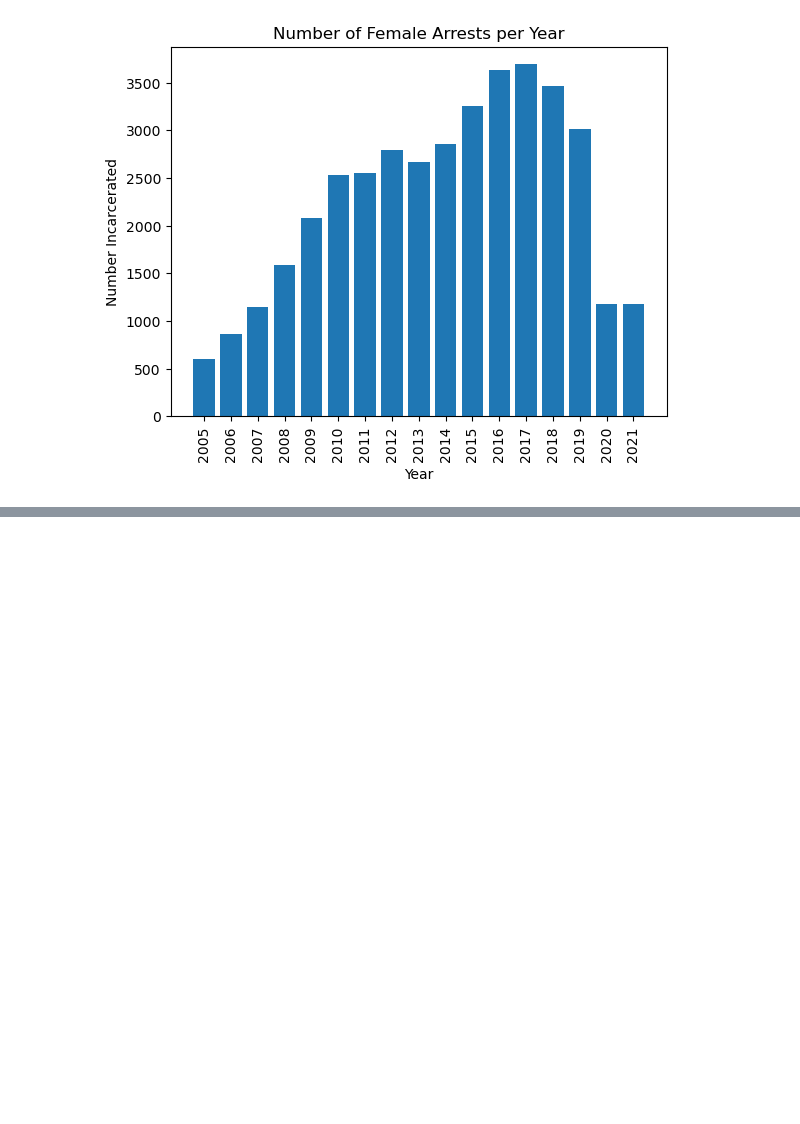
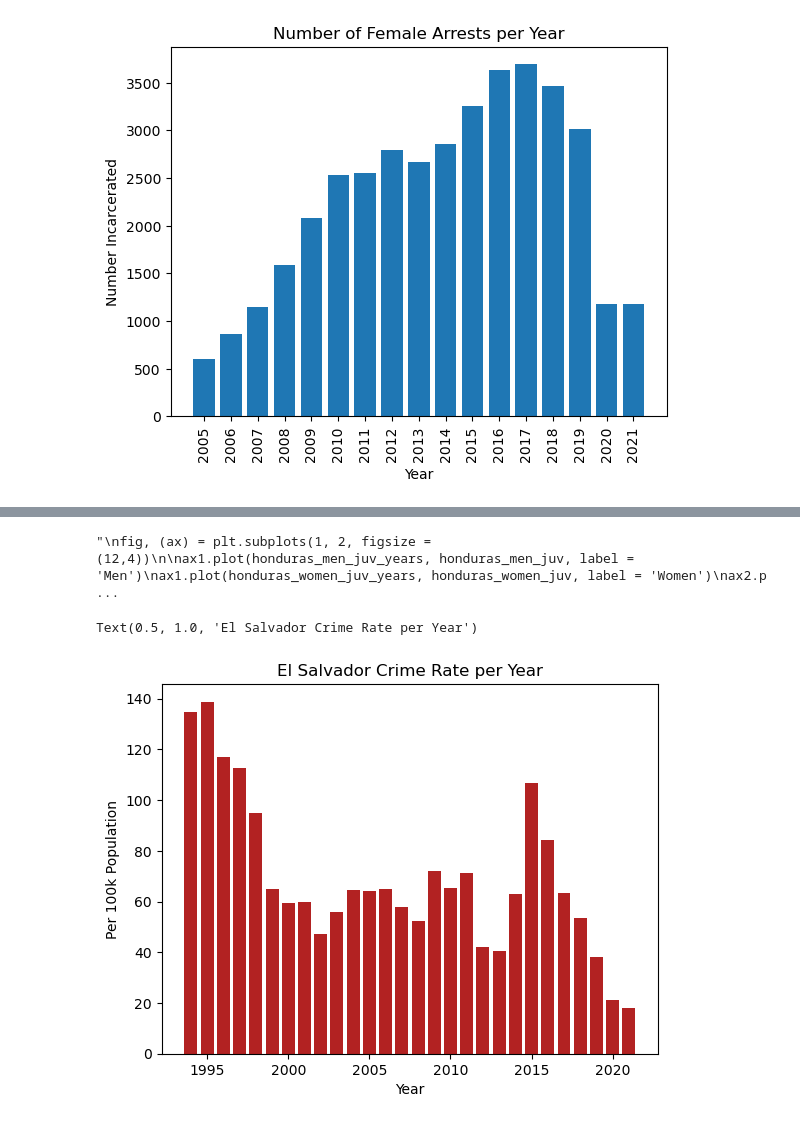
Before and after one commit to elliottjones56/project_5, a Jupyter notebook: honduras_el_salvador/honduras_el_salvador_eda.ipynb, the cells around one changed output, grey strips where cells are left out. Saved outputs shown, nothing was run; the diff lists cells and outputs as text; code cells hidden in the pictures; blank space fills up the shorter version.

```diff
--- a/honduras_el_salvador/honduras_el_salvador_eda.ipynb
+++ b/honduras_el_salvador/honduras_el_salvador_eda.ipynb
@@ -300,0 +355,52 @@ plt.xticks(np.arange(2005, 2022), rotation = 90)
+# %%
+#Honduras incarceration per year line charts
+
+#Filter df so it only shows Juvenile Men, Juvenile Women, Adult Men, Adult Women
+#Extract values from this column
+honduras_men_juv = honduras_men_df[honduras_men_df['Age'] == 'Juveniles']['VALUE'].tolist()
+honduras_men_juv_years = honduras_men_df[honduras_men_df['Age'] == 'Juveniles']['Year'].tolist()
+
+honduras_women_juv = honduras_women_df[honduras_women_df['Age'] == 'Juveniles']['VALUE'].tolist()
+honduras_women_juv_years = honduras_women_df[honduras_women_df['Age'] == 'Juveniles']['Year'].tolist()
+
+honduras_men_adult = honduras_men_df[honduras_men_df['Age'] == 'Adult']['VALUE'].tolist()
+honduras_men_adult_years = honduras_men_df[honduras_men_df['Age'] == 'Adult']['Year'].tolist()
+
+honduras_women_adult = honduras_women_df[honduras_women_df['Age'] == 'Adult']['VALUE'].tolist()
+honduras_women_adult_years = honduras_women_df[honduras_women_df['Age'] == 'Adult']['Year'].tolist()
+#Create years for x axis
+
+'''
+fig, (ax) = plt.subplots(1, 2, figsize = (12,4))
+
+ax1.plot(honduras_men_juv_years, honduras_men_juv, label = 'Men')
+ax1.plot(honduras_women_juv_years, honduras_women_juv, label = 'Women')
+ax2.plot(honduras_men_adult_years, honduras_men_adult, label = 'Men')
+ax2.plot(honduras_women_adult_years, honduras_women_adult, label = 'Women')
+ax1.set_xlabel('Year')
+ax1.set_ylabel('Prison Population')
+ax1.set_title('Juvenile Prison Population per Year for Honduras')
+ax2.set_xlabel('Year')
+ax2.set_ylabel('Prison Population')
+ax2.set_title('Adult Prison Population per Year for Honduras')
+ax1.legend()
+ax2.legend()
+'''
+# %% [output]
+"\nfig, (ax) = plt.subplots(1, 2, figsize = (12,4))\n\nax1.plot(honduras_men_juv_years, honduras_men_juv, label = 'Men')\nax1.plot(honduras_women_juv_years, honduras_women_juv, label = 'Women')\nax2.p ...
+# %%
+#Read in crime rate per year in el salvador
+gg = pd.read_excel('elsalvador_crimerate_peryear.xlsx')
+# %%
+#Plot crime rate per year for El Salvador
+#https://www.macrotrends.net/countries/SLV/el-salvador/crime-rate-statistics#:~:text=El%20Salvador%20crime%20rate%20%26%20statistics%20for%202021%20was%2018.17%2C%20a,a%2028.38%25%20decline%20from%202018.
+plt.bar(gg['Year'], gg['Per 100K Population'], color = 'firebrick')
+plt.xlabel('Year')
+plt.ylabel('Per 100k Population')
+plt.title('El Salvador Crime Rate per Year')
+#Lowest crime rate since before civil war
+#https://matplotlib.org/stable/gallery/color/named_colors.html
+#Refrenced above for colors
+# %% [output]
+Text(0.5, 1.0, 'El Salvador Crime Rate per Year')
+[figure, added]
```
Also changed, not shown: parts of 18 cells of this notebook, 2 other files.
